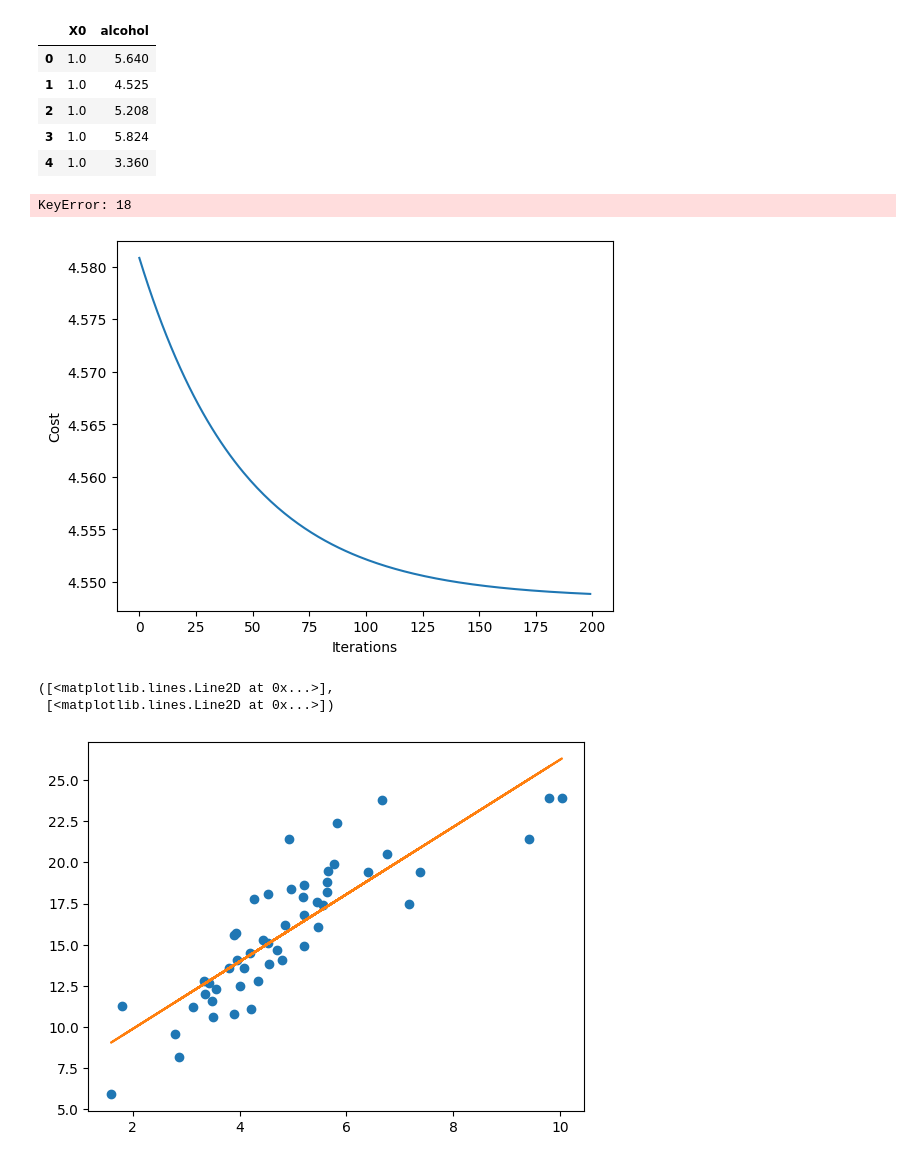
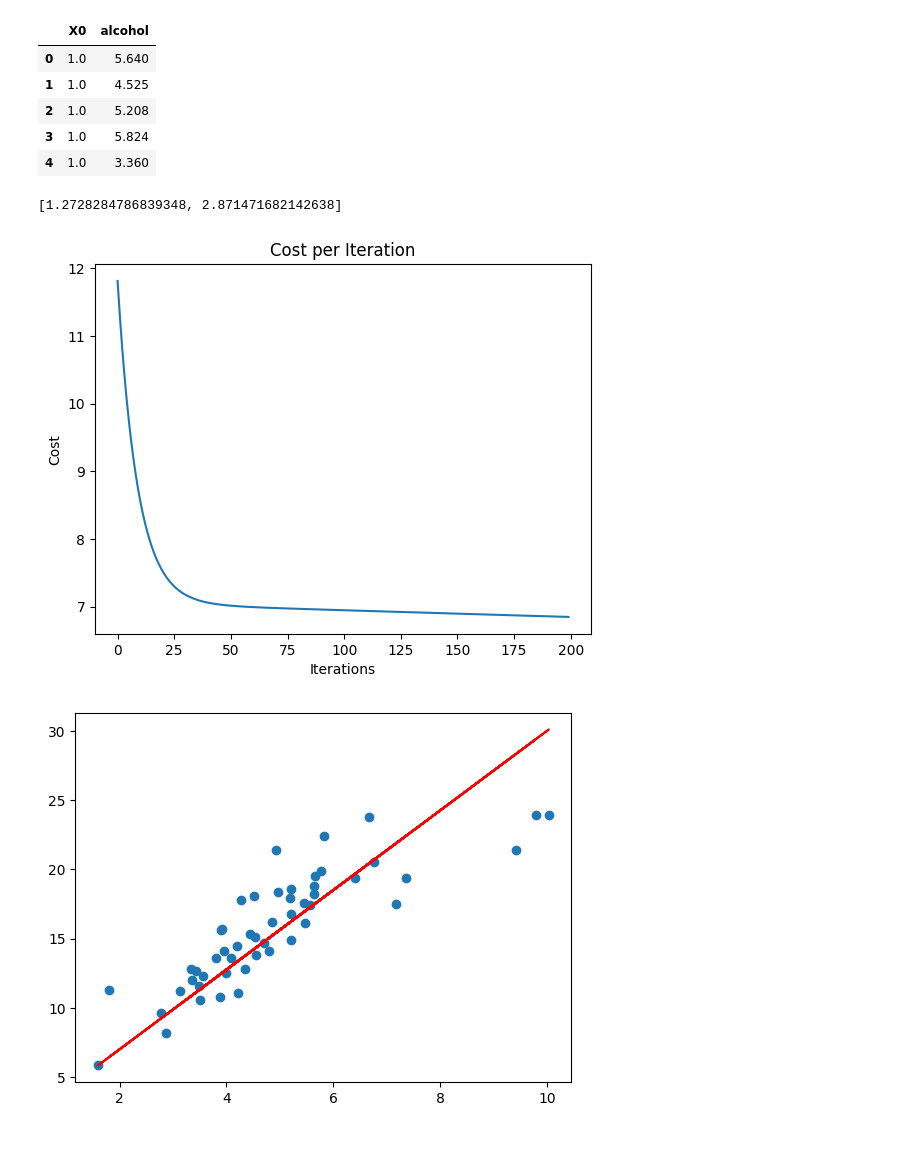
Before and after one commit to GiuseppeManai/ysc4224, a Jupyter notebook: team4/LinRegrTest_template.ipynb, the cells around one changed output. Drawn from its saved outputs; the diff is of its cells as text; code cells hidden in the pictures.

```diff
--- a/team4/LinRegrTest_template.ipynb
+++ b/team4/LinRegrTest_template.ipynb
@@ -32,29 +36,26 @@ X.head()
 | 4 | 1.0 | 3.360 |
 # %%
 # Initialize the parameters and setting the hyperparameters
-param = [1, 2.5]
-learning_rate = 0.001
-num_iterations = 200
+params = [1, 2.5]
+alpha = 0.001
+num_iters = 200
 # %%
 # Run gradient descent
-params = gradient_descent(X, y, param, learning_rate, num_iterations)[0]
-params
+params, cost_values = LR.gradient_descent(X, y, params, alpha, num_iters)
+print(params)
 # %% [output]
-KeyError: 18
+[1.2728284786839348, 2.871471682142638]
 # %%
 # Plot the cost function
-cost_values = gradient_descent(X, y, param, learning_rate, num_iterations)[1]
-
 plt.plot(range(len(cost_values)), cost_values)
 plt.xlabel('Iterations')
 plt.ylabel('Cost')
+plt.title('Cost per Iteration')
 plt.show()
 # %% [output]
-[figure, old version]
+[figure, new version]
 # %%
 # Plot the regression line
-plot_regression_line(X, y, param)
+LR.plot_regression_line(X, y, params)
 # %% [output]
-([<matplotlib.lines.Line2D at 0x...>],
- [<matplotlib.lines.Line2D at 0x...>])
-[figure, old version]
+[figure, new version]
```
Also changed, not shown: parts of 2 cells of this notebook.
